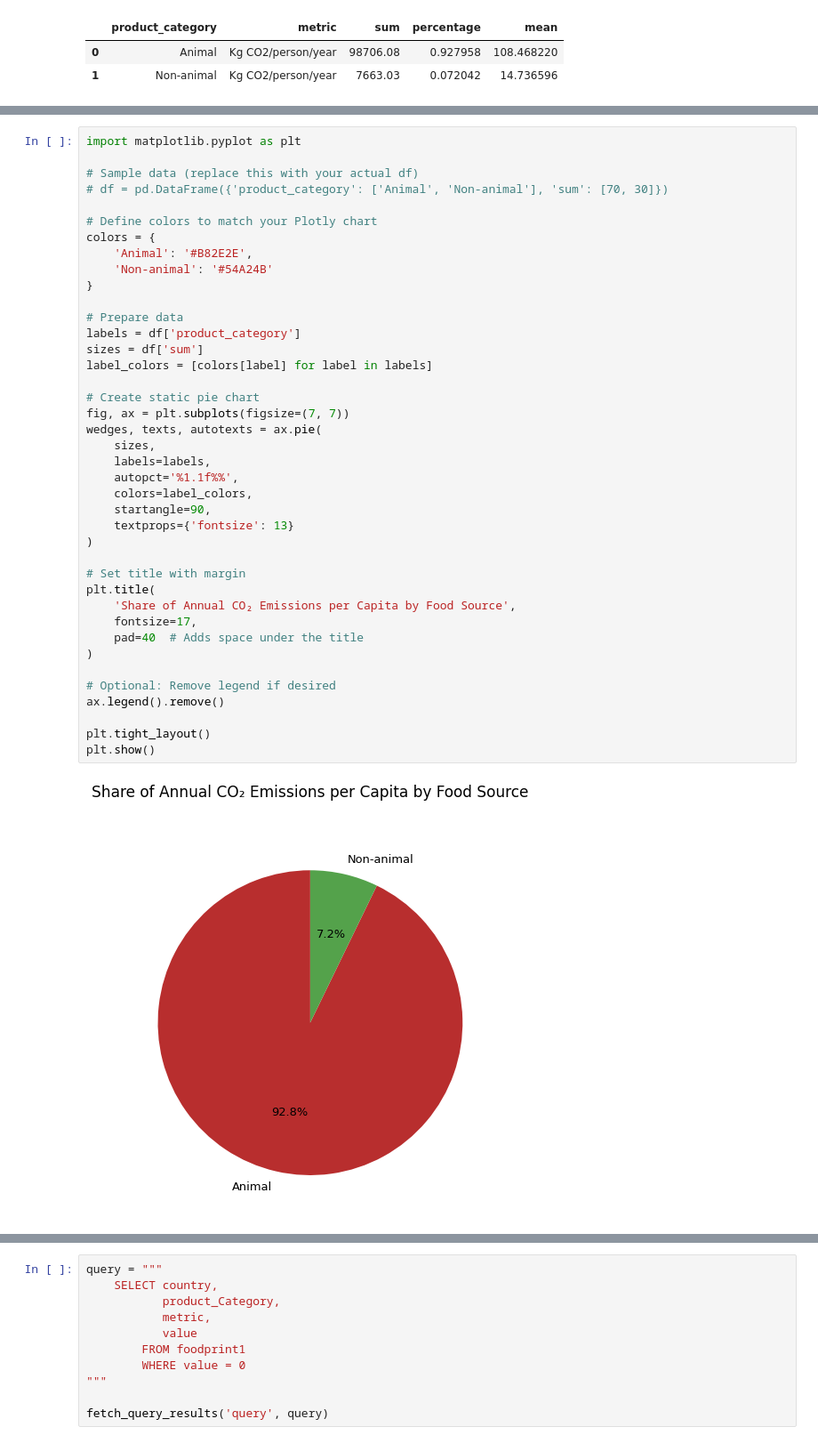
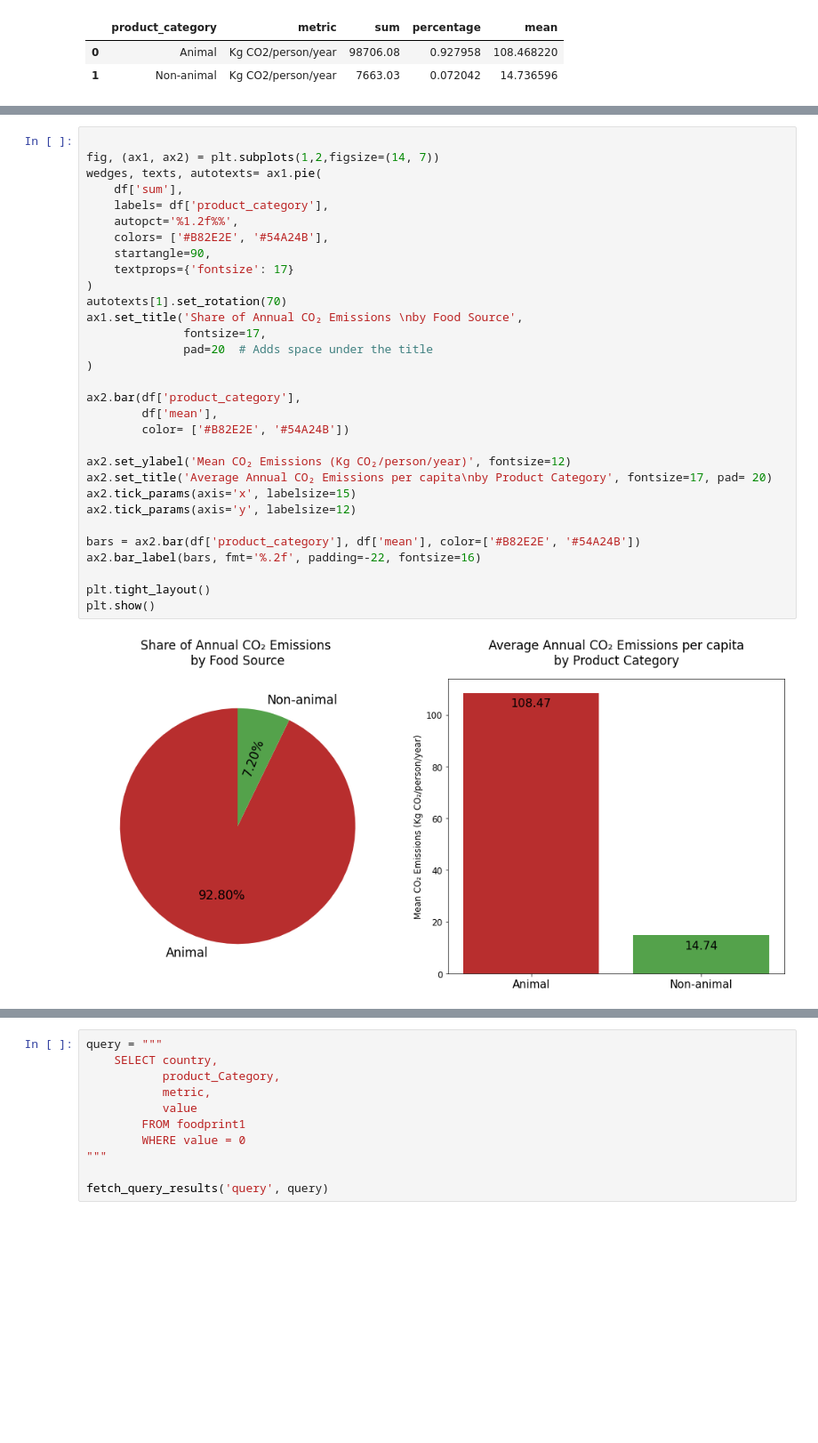
Before and after one commit to daniel-epm/food_carbon_fp, a Jupyter notebook: foodprint_analysis.ipynb, the cells around one changed output, grey strips where cells are left out. Shown: that part at 89% size. Drawn from its saved outputs; the diff is of its cells as text; blank space fills up the shorter version.

Commit message:
analysis by product

```diff
--- a/foodprint_analysis.ipynb
+++ b/foodprint_analysis.ipynb
@@ -292,43 +290,34 @@ The pie chart below presents a comparative breakdown of these contributions, off
 # %%
-import matplotlib.pyplot as plt
 
-# Sample data (replace this with your actual df)
-# df = pd.DataFrame({'product_category': ['Animal', 'Non-animal'], 'sum': [70, 30]})
-
-# Define colors to match your Plotly chart
-colors = {
-    'Animal': '#B82E2E',
-    'Non-animal': '#54A24B'
-}
-
-# Prepare data
-labels = df['product_category']
-sizes = df['sum']
-label_colors = [colors[label] for label in labels]
-
-# Create static pie chart
-fig, ax = plt.subplots(figsize=(7, 7))
-wedges, texts, autotexts = ax.pie(
-    sizes,
-    labels=labels,
-    autopct='%1.1f%%',
-    colors=label_colors,
+fig, (ax1, ax2) = plt.subplots(1,2,figsize=(14, 7))
+wedges, texts, autotexts= ax1.pie(
+    df['sum'],
+    labels= df['product_category'],
+    autopct='%1.2f%%',
+    colors= ['#B82E2E', '#54A24B'],
     startangle=90,
-    textprops={'fontsize': 13}
+    textprops={'fontsize': 17}
+)
+autotexts[1].set_rotation(70)
+ax1.set_title('Share of Annual CO₂ Emissions \nby Food Source',
+              fontsize=17,
+              pad=20  # Adds space under the title
 )
 
-# Set title with margin
-plt.title(
-    'Share of Annual CO₂ Emissions per Capita by Food Source',
-    fontsize=17,
-    pad=40  # Adds space under the title
-)
+ax2.bar(df['product_category'],
+        df['mean'],
+        color= ['#B82E2E', '#54A24B'])
 
-# Optional: Remove legend if desired
-ax.legend().remove()
+ax2.set_ylabel('Mean CO₂ Emissions (Kg CO₂/person/year)', fontsize=12)
+ax2.set_title('Average Annual CO₂ Emissions per capita\nby Product Category', fontsize=17, pad= 20)
+ax2.tick_params(axis='x', labelsize=15)
+ax2.tick_params(axis='y', labelsize=12)
+
+bars = ax2.bar(df['product_category'], df['mean'], color=['#B82E2E', '#54A24B'])
+ax2.bar_label(bars, fmt='%.2f', padding=-22, fontsize=16)
 
 plt.tight_layout()
 plt.show()
 # %% [output]
-[figure, old version]
+[figure, new version]
 # %% [markdown]
```
Also changed, not shown: parts of 7 cells of this notebook.
